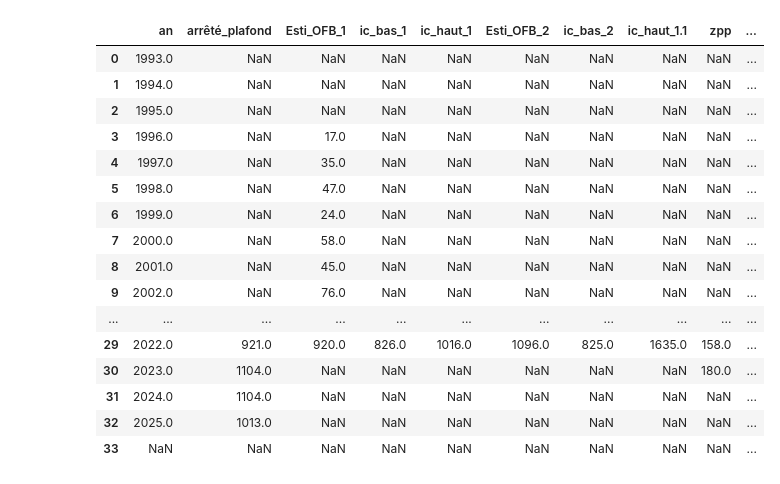
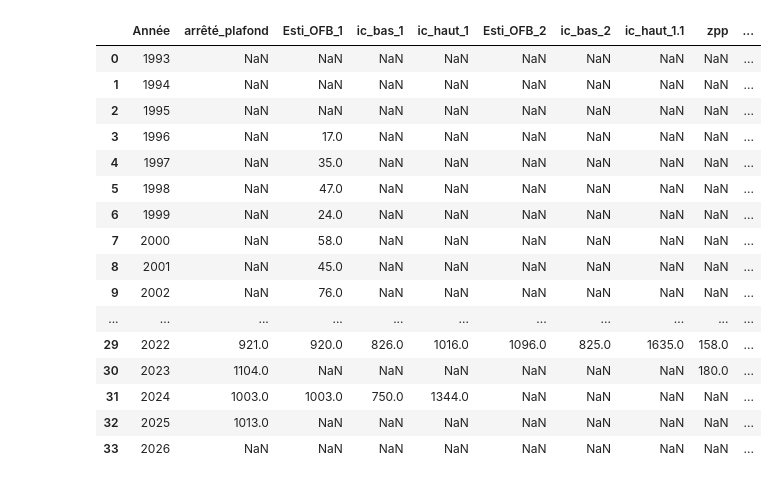
Before and after one commit to dthonon/pna_loup_suivi, a Jupyter notebook: notebook/Suivi_population_loups.ipynb, the cells around one changed output. Cells and saved outputs as stored; diff of their text form; code cells hidden in the pictures.

```diff
--- a/notebook/Suivi_population_loups.ipynb
+++ b/notebook/Suivi_population_loups.ipynb
@@ -6,24 +6,24 @@ import numpy as np
 # %%
 data_url = "https://raw.githubusercontent.com/dthonon/pna_loup_suivi/main/data/"
 # data_url = "/home/daniel-thonon/Code/pna_loup_suivi/data/"
 # Lecture des estimations de population de loups
-dommages = pd.read_csv(data_url + "nbloupsestime.csv", sep=",")
-dommages
+population = pd.read_csv(data_url + "nbloupsestime.csv", sep=",")
+population
 # %% [output]
-|  | an | arrêté_plafond | Esti_OFB_1 | ic_bas_1 | ic_haut_1 | Esti_OFB_2 | ic_bas_2 | ic_haut_1.1 | zpp | ... |
-| 0 | 1993.0 | NaN | NaN | NaN | NaN | NaN | NaN | NaN | NaN | ... |
-| 1 | 1994.0 | NaN | NaN | NaN | NaN | NaN | NaN | NaN | NaN | ... |
-| 2 | 1995.0 | NaN | NaN | NaN | NaN | NaN | NaN | NaN | NaN | ... |
-| 3 | 1996.0 | NaN | 17.0 | NaN | NaN | NaN | NaN | NaN | NaN | ... |
-| 4 | 1997.0 | NaN | 35.0 | NaN | NaN | NaN | NaN | NaN | NaN | ... |
-| 5 | 1998.0 | NaN | 47.0 | NaN | NaN | NaN | NaN | NaN | NaN | ... |
-| 6 | 1999.0 | NaN | 24.0 | NaN | NaN | NaN | NaN | NaN | NaN | ... |
-| 7 | 2000.0 | NaN | 58.0 | NaN | NaN | NaN | NaN | NaN | NaN | ... |
-| 8 | 2001.0 | NaN | 45.0 | NaN | NaN | NaN | NaN | NaN | NaN | ... |
-| 9 | 2002.0 | NaN | 76.0 | NaN | NaN | NaN | NaN | NaN | NaN | ... |
+|  | Année | arrêté_plafond | Esti_OFB_1 | ic_bas_1 | ic_haut_1 | Esti_OFB_2 | ic_bas_2 | ic_haut_1.1 | zpp | ... |
+| 0 | 1993 | NaN | NaN | NaN | NaN | NaN | NaN | NaN | NaN | ... |
+| 1 | 1994 | NaN | NaN | NaN | NaN | NaN | NaN | NaN | NaN | ... |
+| 2 | 1995 | NaN | NaN | NaN | NaN | NaN | NaN | NaN | NaN | ... |
+| 3 | 1996 | NaN | 17.0 | NaN | NaN | NaN | NaN | NaN | NaN | ... |
+| 4 | 1997 | NaN | 35.0 | NaN | NaN | NaN | NaN | NaN | NaN | ... |
+| 5 | 1998 | NaN | 47.0 | NaN | NaN | NaN | NaN | NaN | NaN | ... |
+| 6 | 1999 | NaN | 24.0 | NaN | NaN | NaN | NaN | NaN | NaN | ... |
+| 7 | 2000 | NaN | 58.0 | NaN | NaN | NaN | NaN | NaN | NaN | ... |
+| 8 | 2001 | NaN | 45.0 | NaN | NaN | NaN | NaN | NaN | NaN | ... |
+| 9 | 2002 | NaN | 76.0 | NaN | NaN | NaN | NaN | NaN | NaN | ... |
 | ... | ... | ... | ... | ... | ... | ... | ... | ... | ... | ... |
-| 29 | 2022.0 | 921.0 | 920.0 | 826.0 | 1016.0 | 1096.0 | 825.0 | 1635.0 | 158.0 | ... |
-| 30 | 2023.0 | 1104.0 | NaN | NaN | NaN | NaN | NaN | NaN | 180.0 | ... |
-| 31 | 2024.0 | 1104.0 | NaN | NaN | NaN | NaN | NaN | NaN | NaN | ... |
-| 32 | 2025.0 | 1013.0 | NaN | NaN | NaN | NaN | NaN | NaN | NaN | ... |
-| 33 | NaN | NaN | NaN | NaN | NaN | NaN | NaN | NaN | NaN | ... |
+| 29 | 2022 | 921.0 | 920.0 | 826.0 | 1016.0 | 1096.0 | 825.0 | 1635.0 | 158.0 | ... |
+| 30 | 2023 | 1104.0 | NaN | NaN | NaN | NaN | NaN | NaN | 180.0 | ... |
+| 31 | 2024 | 1003.0 | 1003.0 | 750.0 | 1344.0 | NaN | NaN | NaN | NaN | ... |
+| 32 | 2025 | 1013.0 | NaN | NaN | NaN | NaN | NaN | NaN | NaN | ... |
+| 33 | 2026 | NaN | NaN | NaN | NaN | NaN | NaN | NaN | NaN | ... |
```
Also changed, not shown: parts of 2 cells of this notebook, 1 other file.
